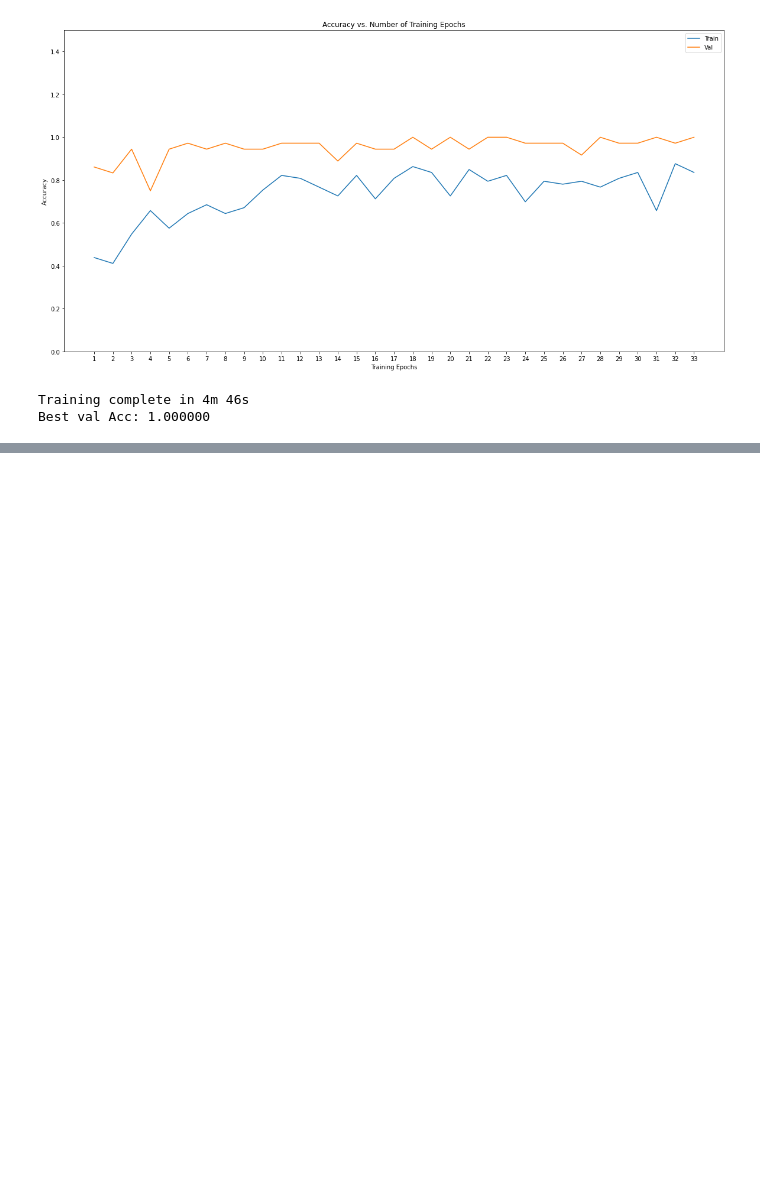
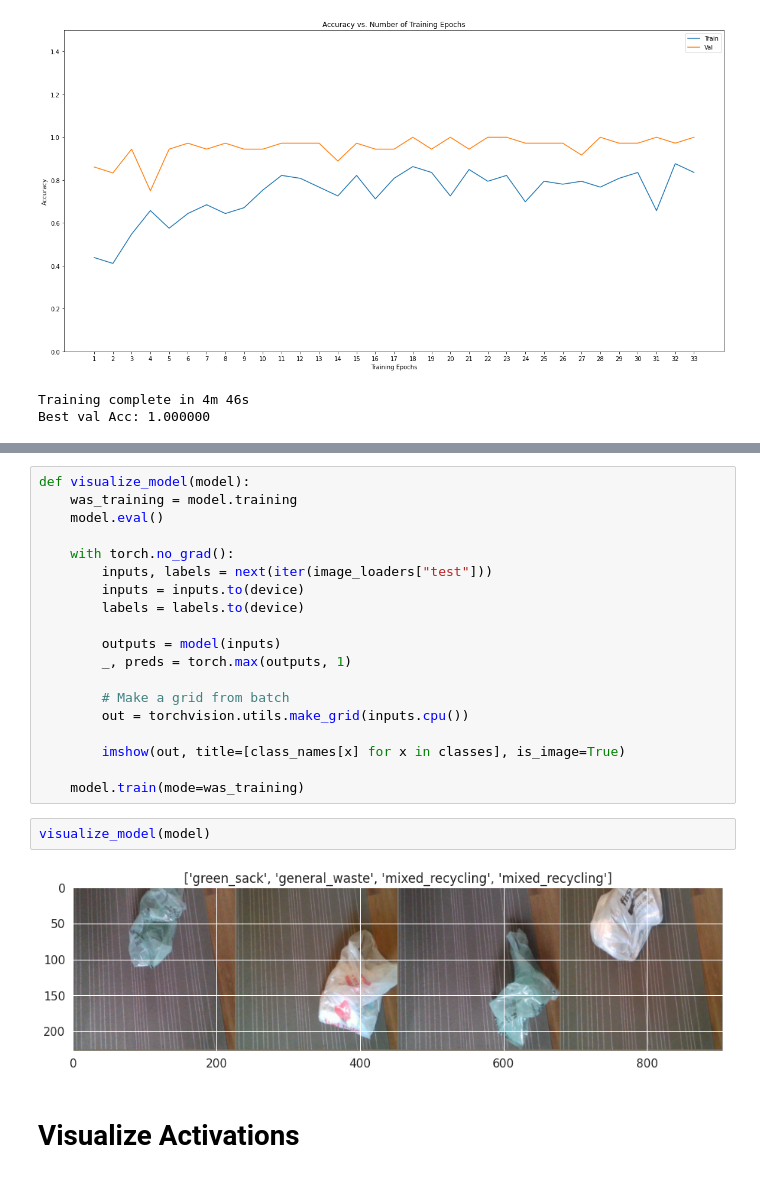
Before and after one commit to ricomnl/waste_bag_classifier, a Jupyter notebook: recycleye.ipynb, the cells around one changed output, grey strips where cells are left out. Saved outputs shown, nothing was run; the diff lists cells and outputs as text; blank space fills up the shorter version.

```diff
--- a/recycleye.ipynb
+++ b/recycleye.ipynb
@@ -586,0 +608,25 @@ Accuracy of the VGG on the 37 test images: 89.1891891891892
+# %%
+def visualize_model(model):
+    was_training = model.training
+    model.eval()
+
+    with torch.no_grad():
+        inputs, labels = next(iter(image_loaders["test"]))
+        inputs = inputs.to(device)
+        labels = labels.to(device)
+
+        outputs = model(inputs)
+        _, preds = torch.max(outputs, 1)
+
+        # Make a grid from batch
+        out = torchvision.utils.make_grid(inputs.cpu())
+
+        imshow(out, title=[class_names[x] for x in classes], is_image=True)
+
+    model.train(mode=was_training)
+# %%
+visualize_model(model)
+# %% [output]
+[figure, added]
+# %% [markdown]
+# Visualize Activations
```
Also changed, not shown: parts of 12 cells of this notebook.
